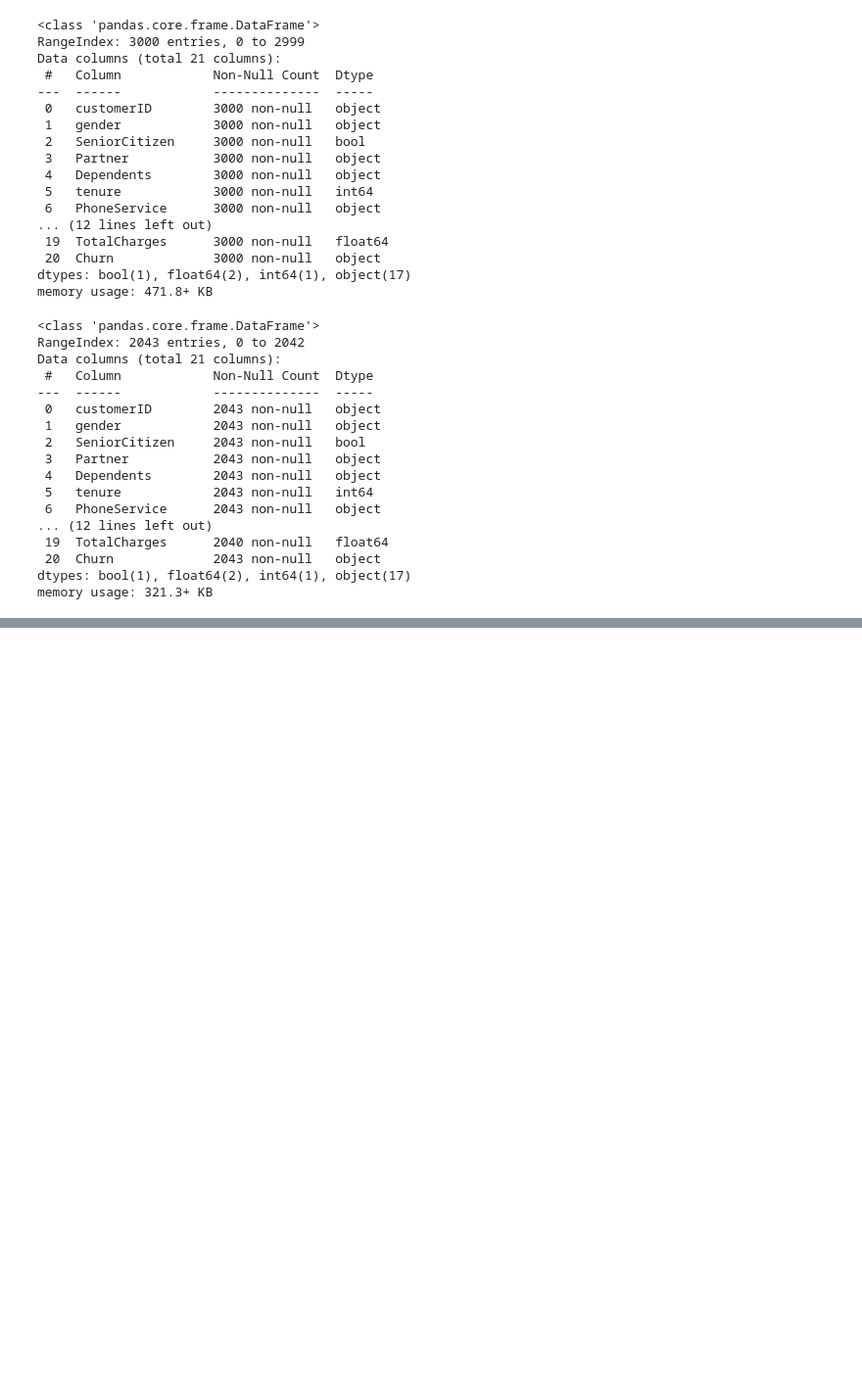
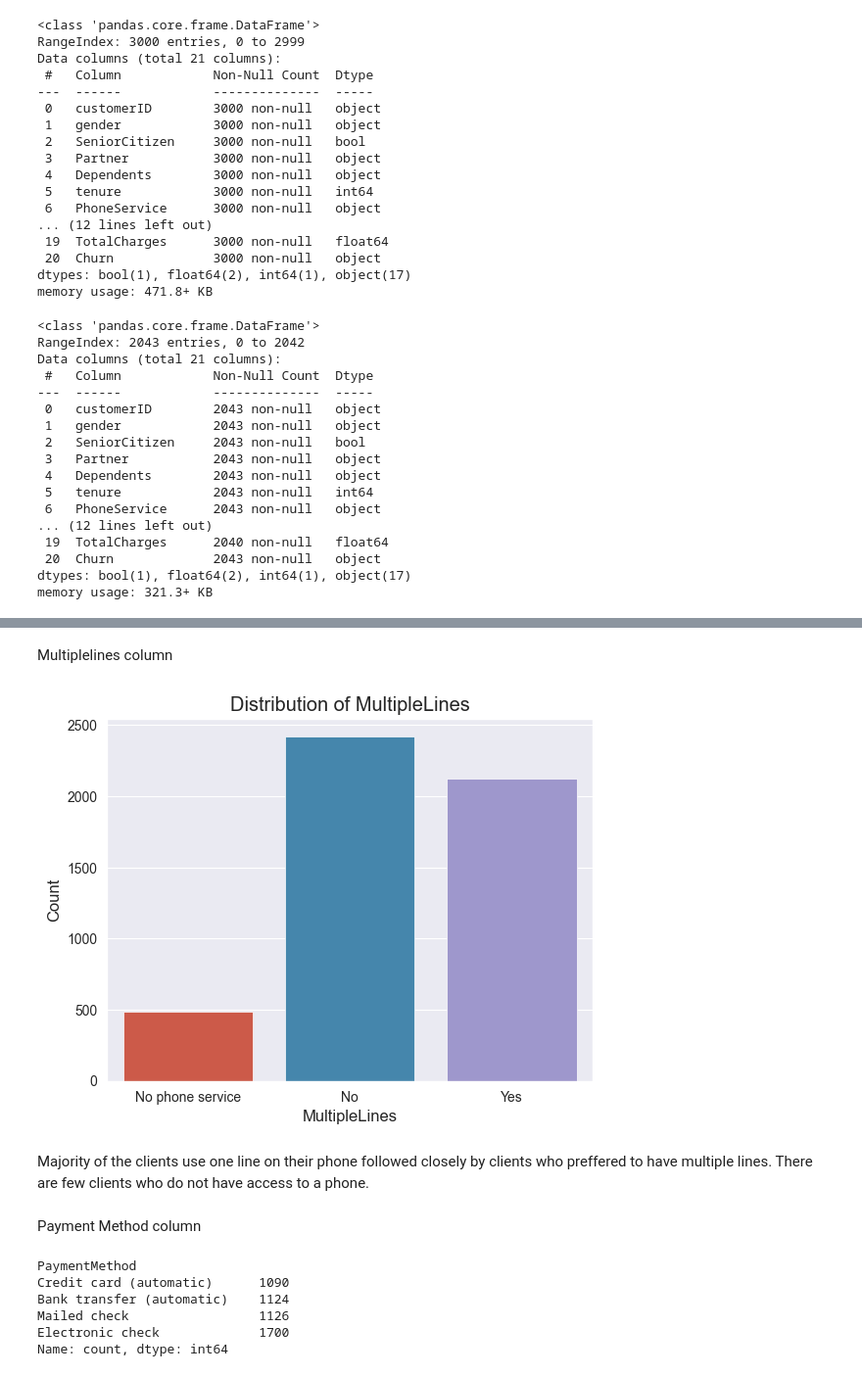
Before and after one commit to kaitany/Telecommunications-Churn-Analysis, a Jupyter notebook: Predicting_Customer_Churn.ipynb, the cells around one changed output, grey strips where cells are left out. Shown: that part at 98% size. Drawn from its saved outputs; the diff is of its cells as text; code cells hidden in the pictures; blank space fills up the shorter version.

```diff
--- a/Predicting_Customer_Churn.ipynb
+++ b/Predicting_Customer_Churn.ipynb
@@ -1070,0 +1174,27 @@ data_2['TotalCharges'].isna().sum()
+# %% [markdown]
+Multiplelines column
+# %%
+#Plot of Distribution on MultipleLines column
+sns.countplot(x=df['MultipleLines'])
+#plt.xlabel('Posession of MultipleLines')
+plt.ylabel('Count')
+plt.title('Distribution of MultipleLines')
+plt.show()
+# %% [output]
+[figure, added]
+# %% [markdown]
+Majority of the clients use one line on their phone followed closely by clients who preffered to have multiple lines. There are few clients who do not have access to a phone.
+# %% [markdown]
+Payment Method column
+# %%
+# Visualization of Payment Method column
+
+PaymentMethod_Count = df['PaymentMethod'].value_counts().sort_values(ascending=True)
+PaymentMethod_Count
+# %% [output]
+PaymentMethod
+Credit card (automatic)      1090
+Bank transfer (automatic)    1124
+Mailed check                 1126
+Electronic check             1700
+Name: count, dtype: int64
```
Also changed, not shown: parts of 24 cells of this notebook.
